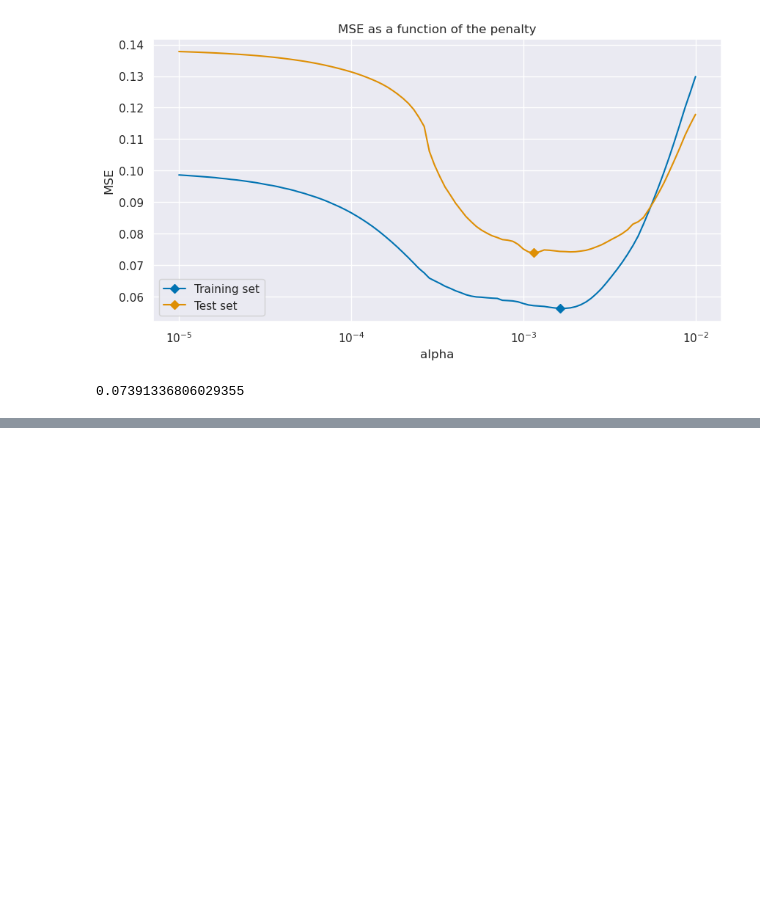
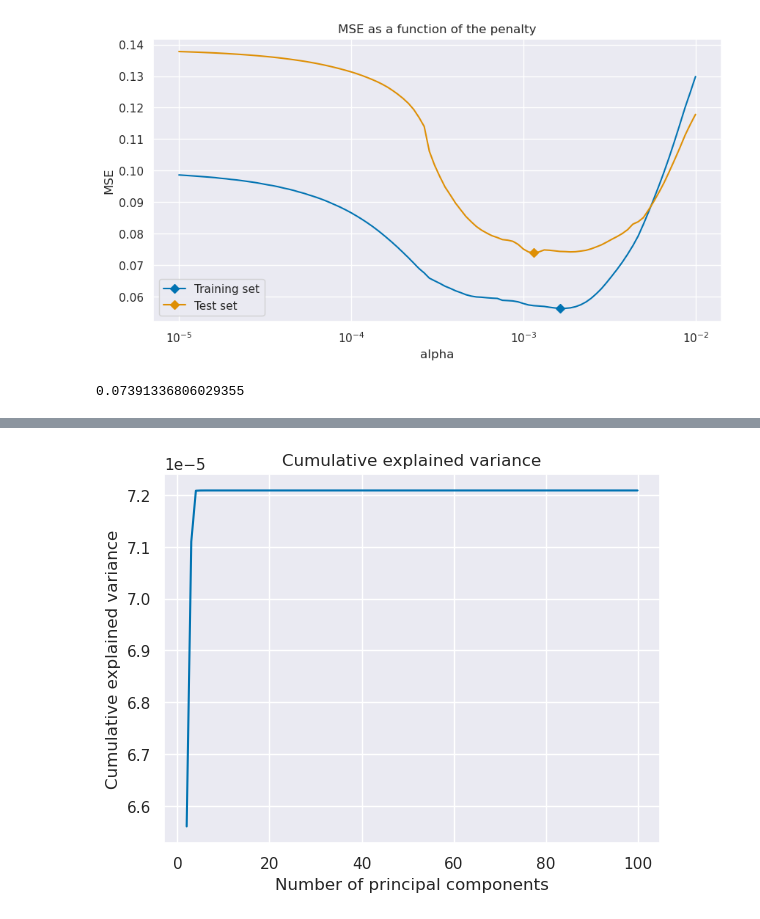
Before and after one commit to Dardare-Clement/SD-TSIA204, a Jupyter notebook: TP2/SD-TSIA204_lab2_dardare_clement.ipynb, the cells around one changed output, grey strips where cells are left out. Saved outputs shown, nothing was run; the diff lists cells and outputs as text; code cells hidden in the pictures; blank space fills up the shorter version.

```diff
--- a/TP2/SD-TSIA204_lab2_dardare_clement.ipynb
+++ b/TP2/SD-TSIA204_lab2_dardare_clement.ipynb
@@ -362,0 +458,13 @@ df_coef = pd.concat([df_coef, pd.DataFrame({'method': ["Lasso"], 'R2': [R2_Las]}
+# %%
+#c)
+# Calculate the cumulative sum of the explained variance ratio
+explained_variance = (s**2) / np.sum(s**2)
+
+# Plot the amount of variance explained by the first k principal components
+plt.plot(np.arange(2, len(explained_variance)+1), np.cumsum(explained_variance[1:]))
+plt.title('Cumulative explained variance')
+plt.xlabel('Number of principal components')
+plt.ylabel('Cumulative explained variance')
+plt.show()
+# %% [output]
+[figure, added]
```
Also changed, not shown: parts of 26 cells of this notebook.
